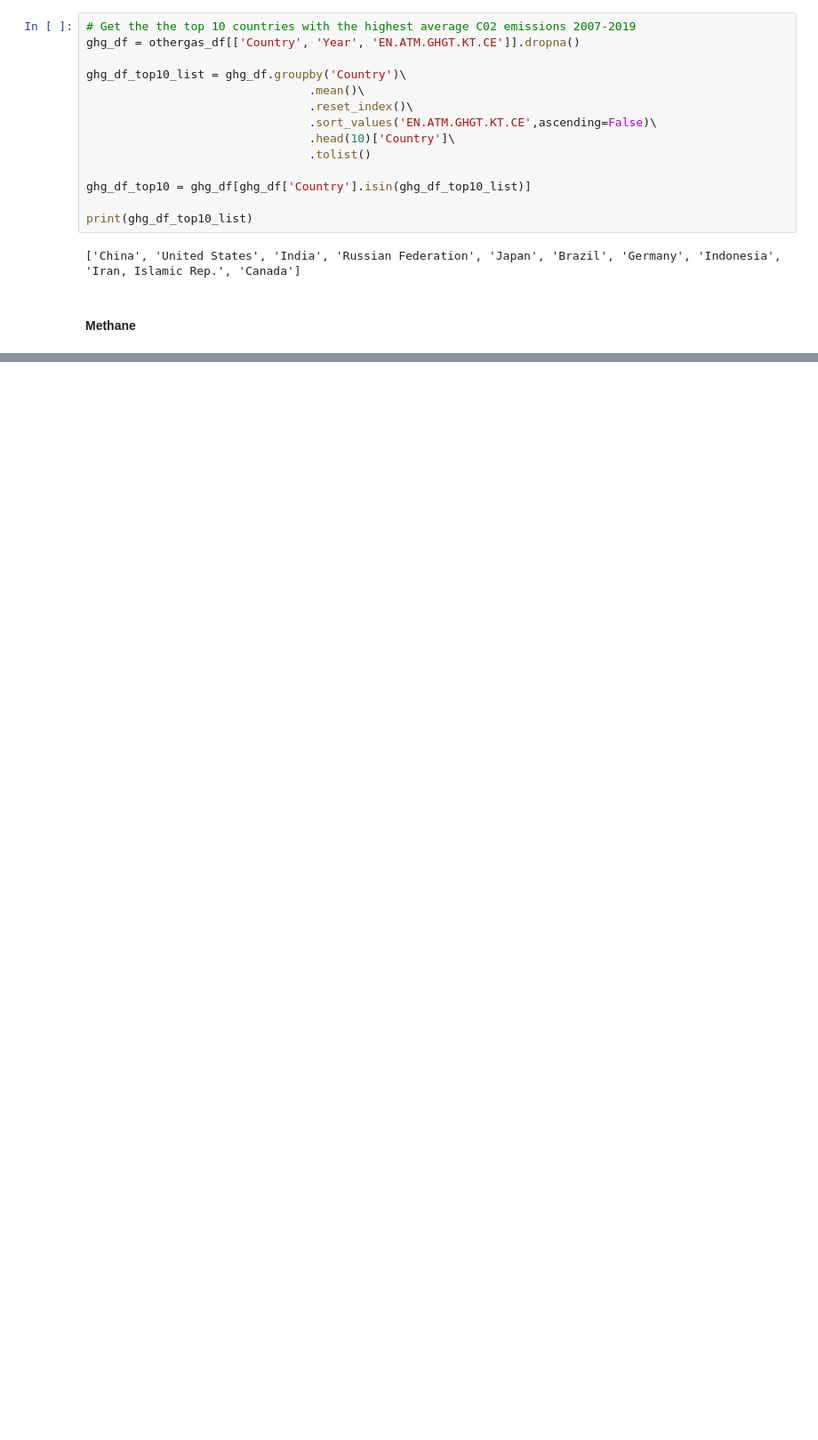
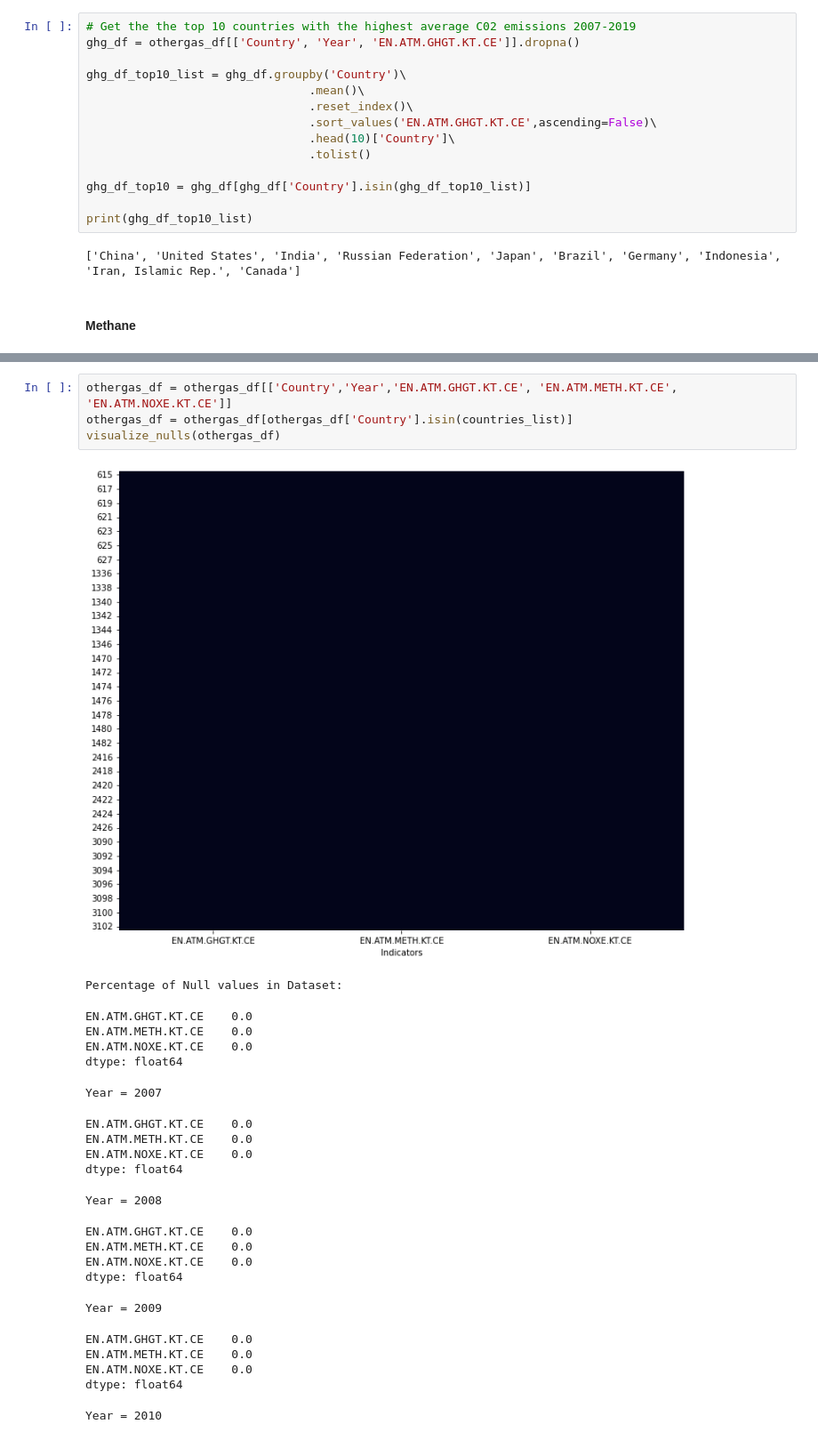
Before and after one commit to jords-santiago/humans_are_pollutants, a Jupyter notebook: 02_SourceCodes/01_Python_JupyterNotebook/01_EDA_World_Bank_Devt_vs_Environment.ipynb, the cells around one changed output, grey strips where cells are left out. Shown at 89% size. Drawn from its saved outputs; the diff is of its cells as text; blank space fills up the shorter version.

```diff
--- a/02_SourceCodes/01_Python_JupyterNotebook/01_EDA_World_Bank_Devt_vs_Environment.ipynb
+++ b/02_SourceCodes/01_Python_JupyterNotebook/01_EDA_World_Bank_Devt_vs_Environment.ipynb
@@ -501,0 +427,27 @@ Text(0.5, 0.98, 'Access to clean fuels and technology for Cooking')
+# %%
+othergas_df = othergas_df[['Country','Year','EN.ATM.GHGT.KT.CE', 'EN.ATM.METH.KT.CE', 'EN.ATM.NOXE.KT.CE']]
+othergas_df = othergas_df[othergas_df['Country'].isin(countries_list)]
+visualize_nulls(othergas_df)
+# %% [output]
+[figure, added]
+Percentage of Null values in Dataset:
+EN.ATM.GHGT.KT.CE    0.0
+EN.ATM.METH.KT.CE    0.0
+EN.ATM.NOXE.KT.CE    0.0
+dtype: float64
+Year = 2007
+EN.ATM.GHGT.KT.CE    0.0
+EN.ATM.METH.KT.CE    0.0
+EN.ATM.NOXE.KT.CE    0.0
+dtype: float64
+Year = 2008
+EN.ATM.GHGT.KT.CE    0.0
+EN.ATM.METH.KT.CE    0.0
+EN.ATM.NOXE.KT.CE    0.0
+dtype: float64
+Year = 2009
+EN.ATM.GHGT.KT.CE    0.0
+EN.ATM.METH.KT.CE    0.0
+EN.ATM.NOXE.KT.CE    0.0
+dtype: float64
+Year = 2010
```
Also changed, not shown: parts of 50 cells of this notebook.
